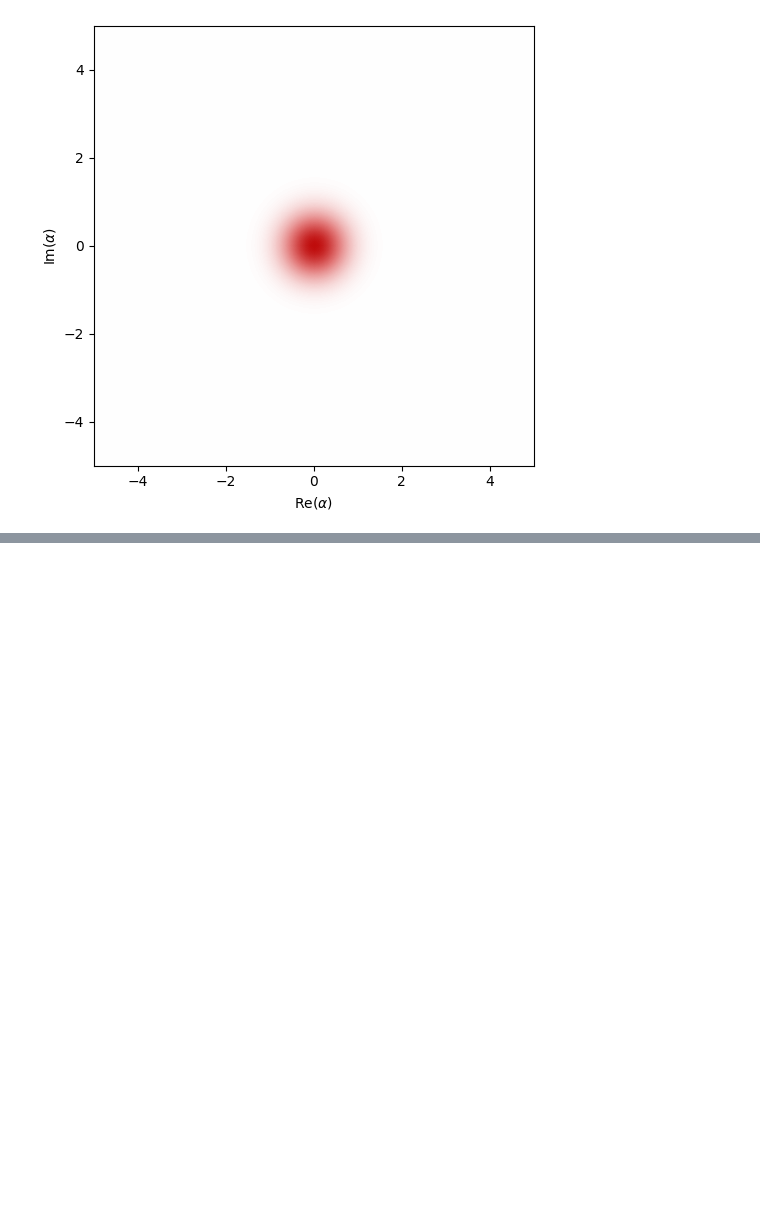
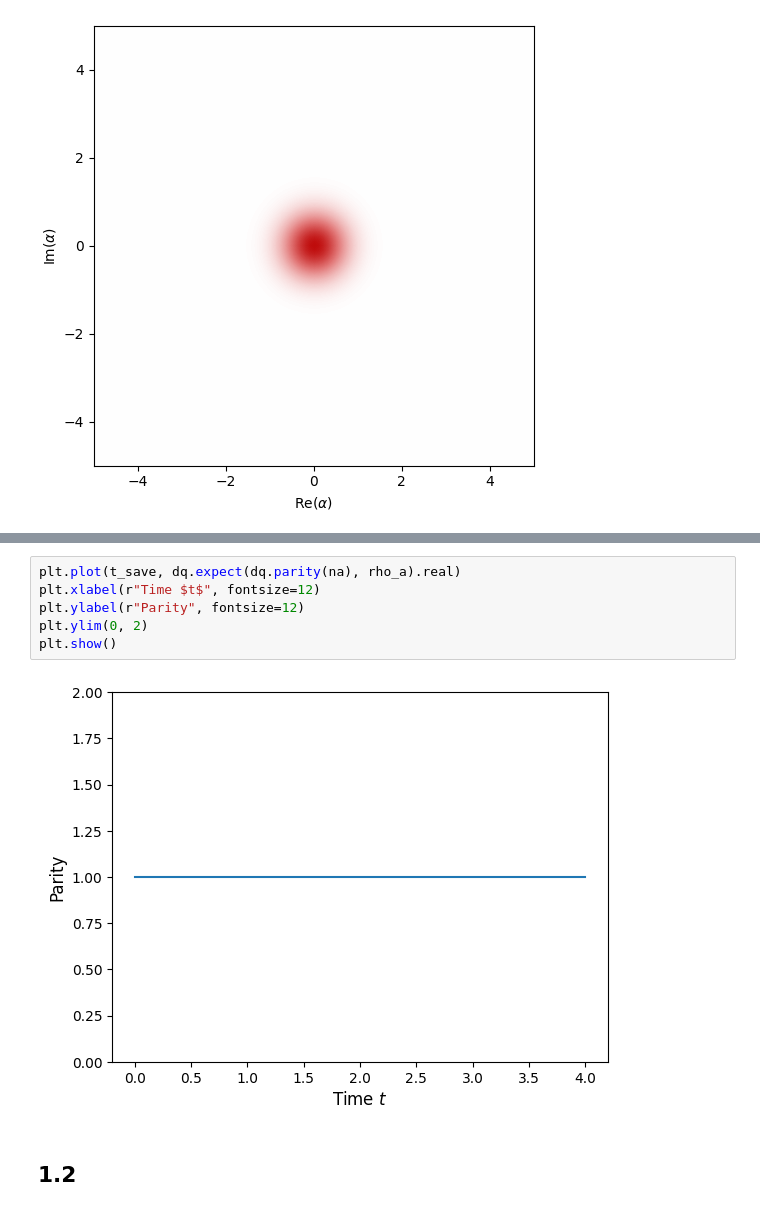
Before and after one commit to dolphingarlic/2025-Alice-and-Bob, a Jupyter notebook: part1_scratchpad.ipynb, the cells around one changed output, grey strips where cells are left out. Cells and saved outputs as stored; diff of their text form; blank space fills up the shorter version.

```diff
--- a/part1_scratchpad.ipynb
+++ b/part1_scratchpad.ipynb
@@ -56,3 +53,13 @@ plt.legend()
 plt.show()
 # %% [output]
 [figure]
+# %%
+plt.plot(t_save, dq.expect(dq.parity(na), rho_a).real)
+plt.xlabel(r"Time $t$", fontsize=12)
+plt.ylabel(r"Parity", fontsize=12)
+plt.ylim(0, 2)
+plt.show()
+# %% [output]
+[figure, added]
+# %% [markdown]
+## 1.2
```
Also changed, not shown: parts of 7 cells of this notebook.
